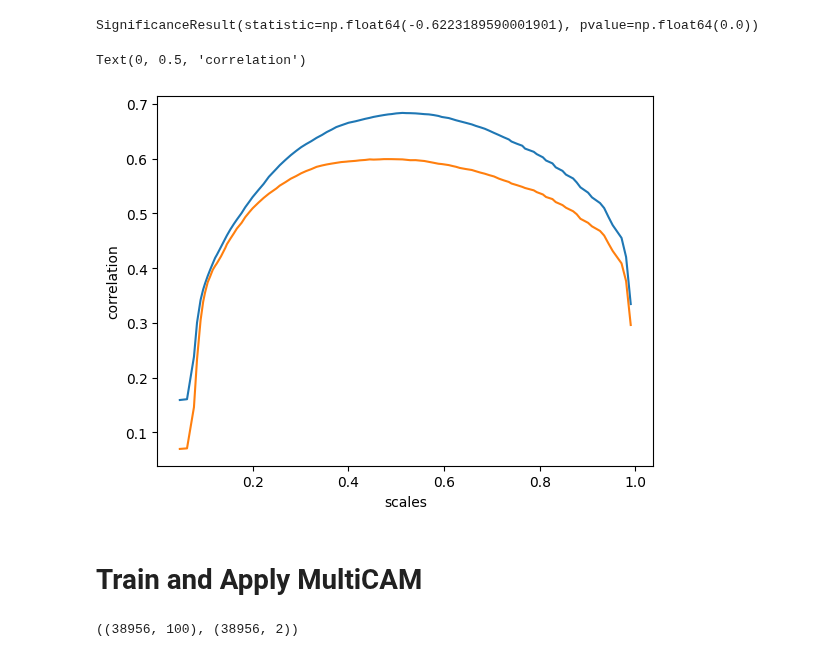
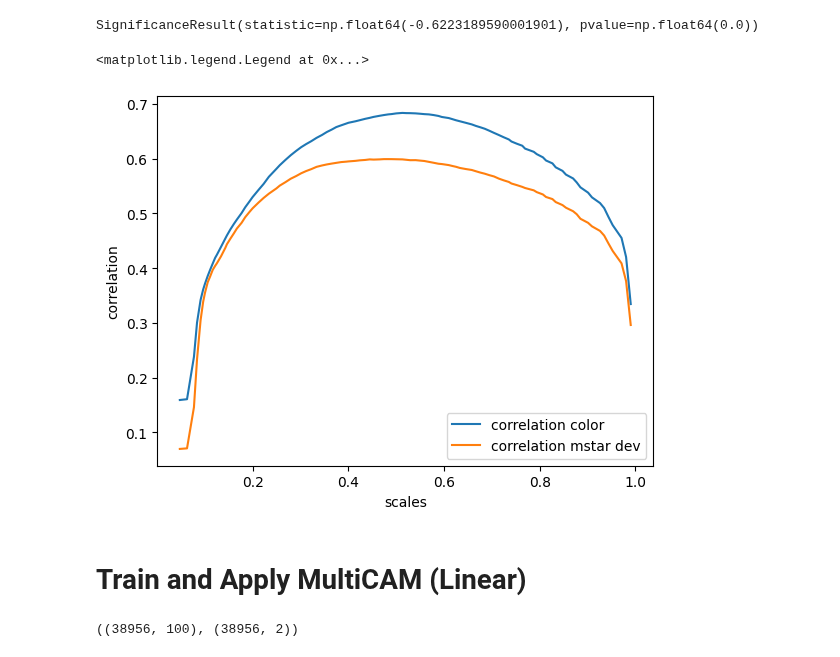
Before and after one commit to ismael-mendoza/multicam-tng-mah, a Jupyter notebook: notebooks/current/2025-11-10 MultiCAM clustering application draft.ipynb, the cells around one changed output. Cells and saved outputs as stored; diff of their text form; code cells hidden in the pictures.

```diff
--- a/notebooks/current/2025-11-10 MultiCAM clustering application draft.ipynb
+++ b/notebooks/current/2025-11-10 MultiCAM clustering application draft.ipynb
@@ -127,13 +127,14 @@ corrs_color = np.array(corrs_color)
 # %%
 plt.plot(scales, corrs_color, label='correlation color')
 plt.plot(scales, corrs_mstar_dev, label='correlation mstar dev')
 plt.xlabel('scales')
 plt.ylabel('correlation')
+plt.legend()
 # %% [output]
-Text(0, 0.5, 'correlation')
+<matplotlib.legend.Legend at 0x...>
-[figure, old version]
+[figure, new version]
 # %% [markdown]
-# Train and Apply MultiCAM
+# Train and Apply MultiCAM (Linear)
 # %%
 x = mah
 # x = hydro_data['a12'][mpeak_mask].reshape(-1, 1)
```
Also changed, not shown: parts of 10 cells of this notebook, 2 other files.
